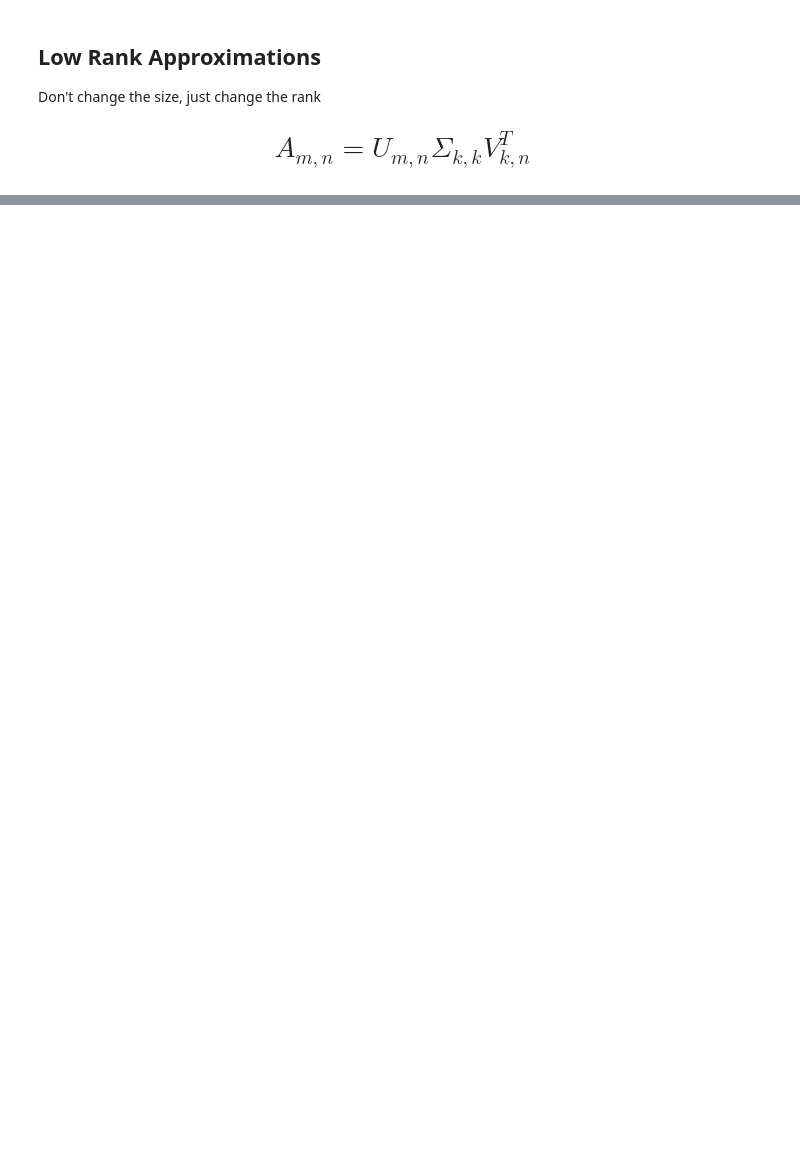
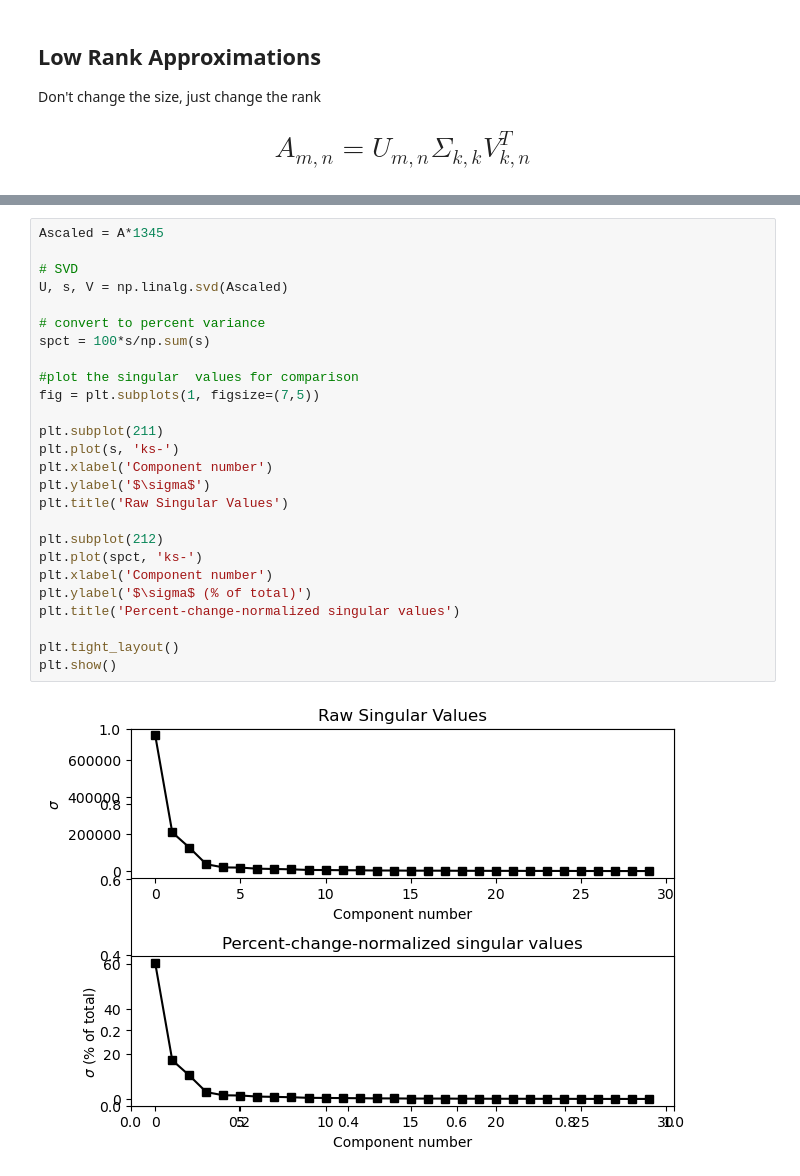
Before and after one commit to kennyow/Linear_Algebra_Course_2025, a Jupyter notebook: SingularValueDecomposition/SVD.ipynb, the cells around one changed output, grey strips where cells are left out. Drawn from its saved outputs; the diff is of its cells as text; blank space fills up the shorter version.

```diff
--- a/SingularValueDecomposition/SVD.ipynb
+++ b/SingularValueDecomposition/SVD.ipynb
@@ -483,0 +498,28 @@ plt.show()
+# %%
+Ascaled = A*1345
+
+# SVD
+U, s, V = np.linalg.svd(Ascaled)
+
+# convert to percent variance
+spct = 100*s/np.sum(s)
+
+#plot the singular  values for comparison
+fig = plt.subplots(1, figsize=(7,5))
+
+plt.subplot(211)
+plt.plot(s, 'ks-')
+plt.xlabel('Component number')
+plt.ylabel('$\sigma$')
+plt.title('Raw Singular Values')
+
+plt.subplot(212)
+plt.plot(spct, 'ks-')
+plt.xlabel('Component number')
+plt.ylabel('$\sigma$ (% of total)')
+plt.title('Percent-change-normalized singular values')
+
+plt.tight_layout()
+plt.show()
+# %% [output]
+[figure, added]
```
Also changed, not shown: parts of 25 cells of this notebook.
